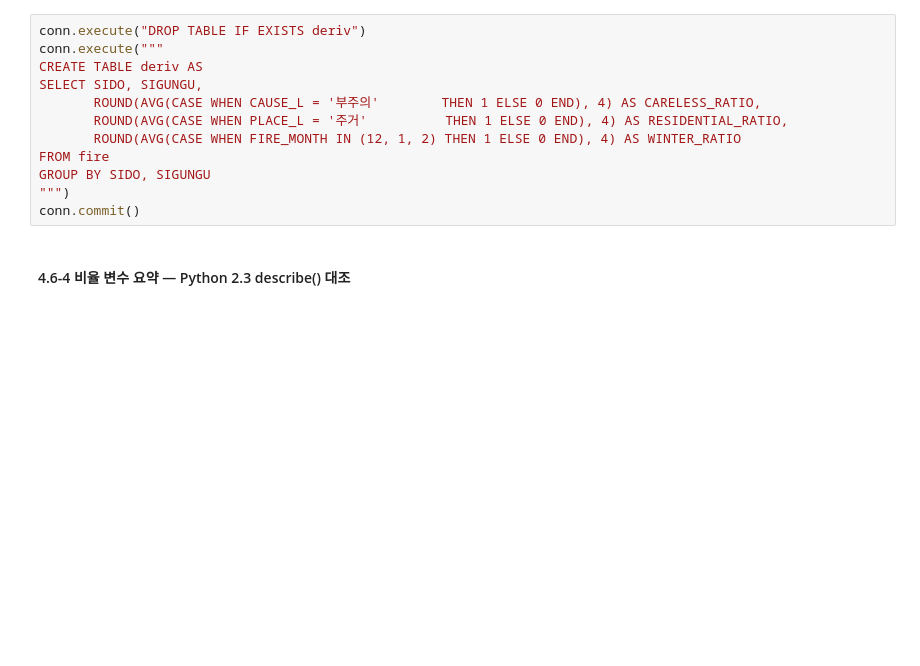
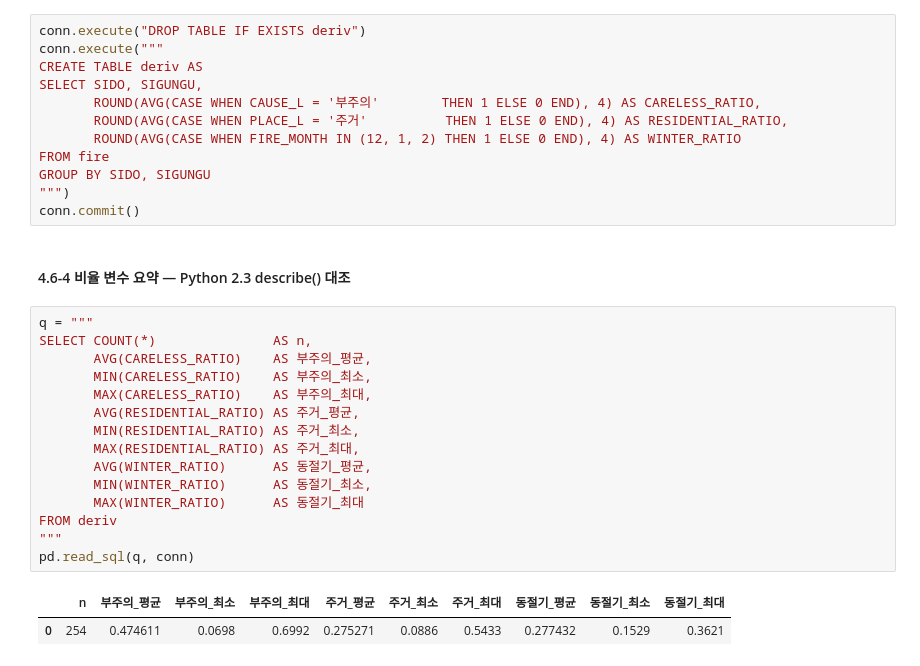
Before and after one commit to woohyun029/SQL-Data-Processing-Practice, a Jupyter notebook: SQL_04_FIRE.ipynb, the cells around one changed output. Saved outputs shown, nothing was run; the diff lists cells and outputs as text; blank space fills up the shorter version.

```diff
--- a/SQL_04_FIRE.ipynb
+++ b/SQL_04_FIRE.ipynb
@@ -554,3 +554,21 @@ GROUP BY SIDO, SIGUNGU
 conn.commit()
 # %% [markdown]
 #### 4.6-4 비율 변수 요약 — Python 2.3 describe() 대조
+# %%
+q = """
+SELECT COUNT(*)               AS n,
+       AVG(CARELESS_RATIO)    AS 부주의_평균,
+       MIN(CARELESS_RATIO)    AS 부주의_최소,
+       MAX(CARELESS_RATIO)    AS 부주의_최대,
+       AVG(RESIDENTIAL_RATIO) AS 주거_평균,
+       MIN(RESIDENTIAL_RATIO) AS 주거_최소,
+       MAX(RESIDENTIAL_RATIO) AS 주거_최대,
+       AVG(WINTER_RATIO)      AS 동절기_평균,
+       MIN(WINTER_RATIO)      AS 동절기_최소,
+       MAX(WINTER_RATIO)      AS 동절기_최대
+FROM deriv
+"""
+pd.read_sql(q, conn)
+# %% [output]
+|  | n | 부주의_평균 | 부주의_최소 | 부주의_최대 | 주거_평균 | 주거_최소 | 주거_최대 | 동절기_평균 | 동절기_최소 | 동절기_최대 |
+| 0 | 254 | 0.474611 | 0.0698 | 0.6992 | 0.275271 | 0.0886 | 0.5433 | 0.277432 | 0.1529 | 0.3621 |
```
Also changed, not shown: parts of 1 cell of this notebook.
